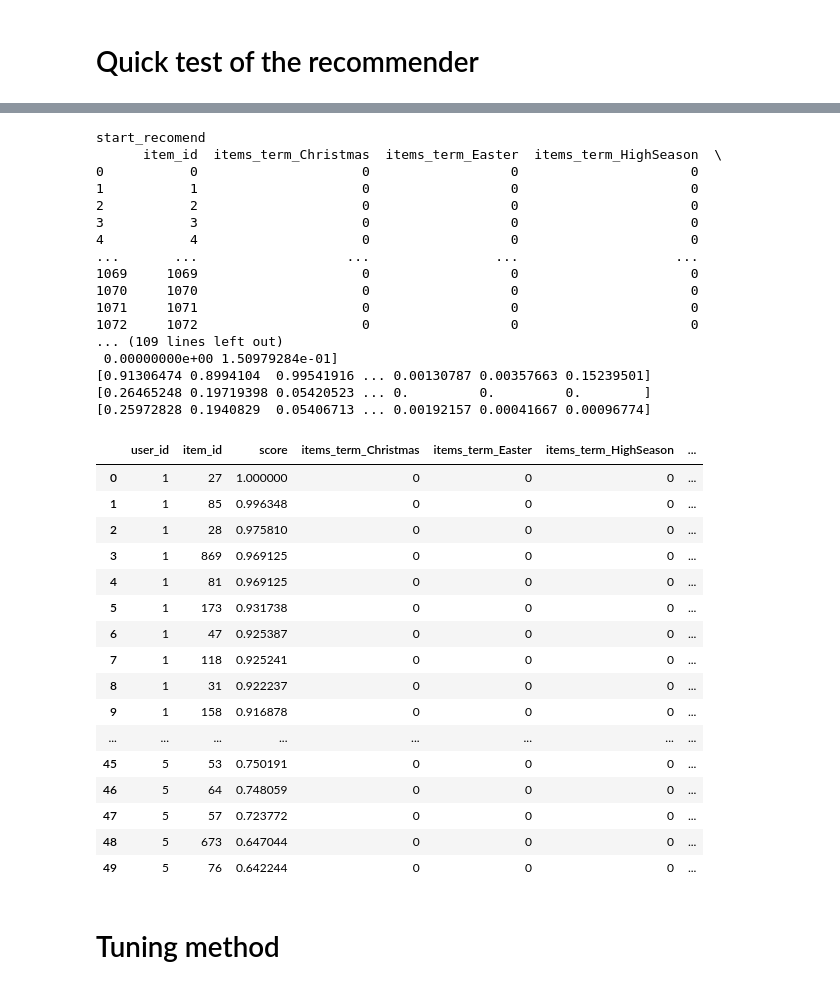
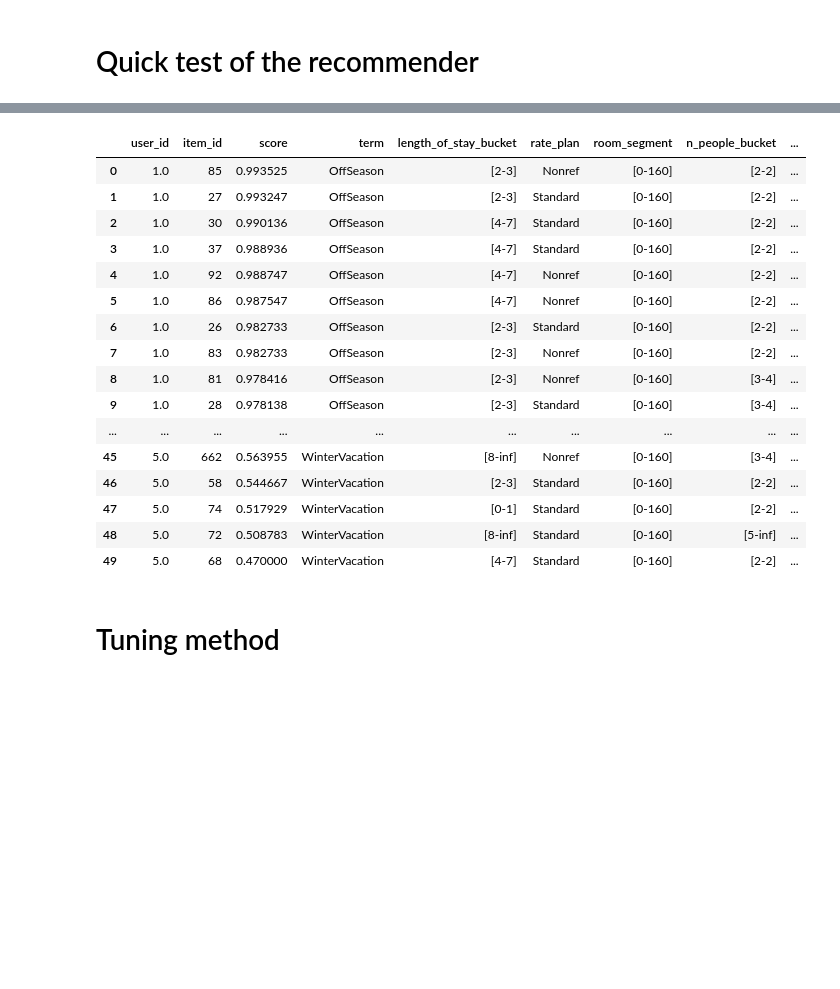
Before and after one commit to MichalMaciaszek/Hotel_recommender_project, a Jupyter notebook: project_1_recommender_and_evaluation.ipynb, the cells around one changed output, grey strips where cells are left out. Cells and saved outputs as stored; diff of their text form; code cells hidden in the pictures; blank space fills up the shorter version.

```diff
--- a/project_1_recommender_and_evaluation.ipynb
+++ b/project_1_recommender_and_evaluation.ipynb
@@ -173,6 +184,0 @@ def prepare_items_df_2(interactions_df):
-# %%
-start = time.time()
-
-items_df, item_features = prepare_items_df_2(interactions_df)
-end = time.time()
-print(end - start)
@@ -274,10 +227,0 @@ items_df
-# %%
-for ix, user in users_df.iterrows():
-    user = user.to_frame().T
-    print(user)
-    print(user['user_id'][0])
-
-
-
-   # print(user['user_id'])
-    break
@@ -407,8 +333,7 @@ class ContentBasedUserItemRecommender(Recommender):
         # For users_df you just need to merge user features from self.users_df to users_df
         # (the users for which you generate recommendations)
         # For items you have to apply the prepare_items_df method to items_df.
-        #items_df, featuredsa = prepare_items_df_2(items_df)
-        #print(items_df)
+        items_df, featuredsa = prepare_items_df(items_df)
         # Score the items
         recommendations = pd.DataFrame(columns=['user_id', 'item_id', 'score'])
 
@@ -420,11 +345,6 @@ class ContentBasedUserItemRecommender(Recommender):
             cart_list = pd.merge(user_one,items_df, how='cross')
             #cart_list = pd.merge(user,items_df, left_on='user_id' , right_on='item_id') #how='cross')
             cart_list_predict = cart_list.drop(['item_id', 'user_id', 'items_user_id'], axis=1, errors='ignore')
-            #print(cart_list)
-            #print(cart_list)
-            #print(cart_list['user_id'])
-            #print(cart_list['user_id'][0])
-            #cart_list['user_id'] = cart_list['user_id'][0]
             scores = self.model.predict(cart_list_predict)
             #print(scores)
 
@@ -565,5 +485,3 @@ class XGBoostCBUIRecommender(ContentBasedUserItemRecommender):
 # Quick test of the recommender
 # %%
 items_df = interactions_df.loc[:, ['item_id'] + base_item_features].drop_duplicates()
-# %%
-items_df, featuredsa = prepare_items_df_2(items_df)
@@ -590,45 +492,28 @@ cb_user_item_recommender.fit(interactions_df, None, None)
 # %%
 # Recommender method
 
-recommendations = cb_user_item_recommender.recommend(pd.DataFrame([[1], [2], [3], [4], [5]], columns=['user_id']), items_df, 10)
+recommendations = cb_user_item_recommender.recommend(pd.DataFrame([[1], [2], [3], [4], [5]], columns=['user_id']), interactions_df, 10)
 
 recommendations = pd.merge(recommendations, items_df, on='item_id', how='left')
 display(HTML(recommendations.to_html()))
 # %% [output]
-start_recomend
-      item_id  items_term_Christmas  items_term_Easter  items_term_HighSeason  \
-0           0                     0                  0                      0
-1           1                     0                  0                      0
-2           2                     0                  0                      0
-3           3                     0                  0                      0
-4           4                     0                  0                      0
-...       ...                   ...                ...                    ...
-1069     1069                     0                  0                      0
-1070     1070                     0                  0                      0
-1071     1071                     0                  0                      0
-1072     1072                     0                  0                      0
-... (109 lines left out)
- 0.00000000e+00 1.50979284e-01]
-[0.91306474 0.8994104  0.99541916 ... 0.00130787 0.00357663 0.15239501]
-[0.26465248 0.19719398 0.05420523 ... 0.         0.         0.        ]
-[0.25972828 0.1940829  0.05406713 ... 0.00192157 0.00041667 0.00096774]
-|  | user_id | item_id | score | items_term_Christmas | items_term_Easter | items_term_HighSeason | ... |
-| 0 | 1 | 27 | 1.000000 | 0 | 0 | 0 | ... |
-| 1 | 1 | 85 | 0.996348 | 0 | 0 | 0 | ... |
-| 2 | 1 | 28 | 0.975810 | 0 | 0 | 0 | ... |
-| 3 | 1 | 869 | 0.969125 | 0 | 0 | 0 | ... |
-| 4 | 1 | 81 | 0.969125 | 0 | 0 | 0 | ... |
-| 5 | 1 | 173 | 0.931738 | 0 | 0 | 0 | ... |
-| 6 | 1 | 47 | 0.925387 | 0 | 0 | 0 | ... |
-| 7 | 1 | 118 | 0.925241 | 0 | 0 | 0 | ... |
-| 8 | 1 | 31 | 0.922237 | 0 | 0 | 0 | ... |
-| 9 | 1 | 158 | 0.916878 | 0 | 0 | 0 | ... |
-| ... | ... | ... | ... | ... | ... | ... | ... |
-| 45 | 5 | 53 | 0.750191 | 0 | 0 | 0 | ... |
-| 46 | 5 | 64 | 0.748059 | 0 | 0 | 0 | ... |
-| 47 | 5 | 57 | 0.723772 | 0 | 0 | 0 | ... |
-| 48 | 5 | 673 | 0.647044 | 0 | 0 | 0 | ... |
-| 49 | 5 | 76 | 0.642244 | 0 | 0 | 0 | ... |
+|  | user_id | item_id | score | term | length_of_stay_bucket | rate_plan | room_segment | n_people_bucket | ... |
+| 0 | 1.0 | 85 | 0.993525 | OffSeason | [2-3] | Nonref | [0-160] | [2-2] | ... |
+| 1 | 1.0 | 27 | 0.993247 | OffSeason | [2-3] | Standard | [0-160] | [2-2] | ... |
+| 2 | 1.0 | 30 | 0.990136 | OffSeason | [4-7] | Standard | [0-160] | [2-2] | ... |
+| 3 | 1.0 | 37 | 0.988936 | OffSeason | [4-7] | Standard | [0-160] | [2-2] | ... |
+| 4 | 1.0 | 92 | 0.988747 | OffSeason | [4-7] | Nonref | [0-160] | [2-2] | ... |
+| 5 | 1.0 | 86 | 0.987547 | OffSeason | [4-7] | Nonref | [0-160] | [2-2] | ... |
+| 6 | 1.0 | 26 | 0.982733 | OffSeason | [2-3] | Standard | [0-160] | [2-2] | ... |
+| 7 | 1.0 | 83 | 0.982733 | OffSeason | [2-3] | Nonref | [0-160] | [2-2] | ... |
+| 8 | 1.0 | 81 | 0.978416 | OffSeason | [2-3] | Nonref | [0-160] | [3-4] | ... |
+| 9 | 1.0 | 28 | 0.978138 | OffSeason | [2-3] | Standard | [0-160] | [3-4] | ... |
+| ... | ... | ... | ... | ... | ... | ... | ... | ... | ... |
+| 45 | 5.0 | 662 | 0.563955 | WinterVacation | [8-inf] | Nonref | [0-160] | [3-4] | ... |
+| 46 | 5.0 | 58 | 0.544667 | WinterVacation | [2-3] | Standard | [0-160] | [2-2] | ... |
+| 47 | 5.0 | 74 | 0.517929 | WinterVacation | [0-1] | Standard | [0-160] | [2-2] | ... |
+| 48 | 5.0 | 72 | 0.508783 | WinterVacation | [8-inf] | Standard | [0-160] | [5-inf] | ... |
+| 49 | 5.0 | 68 | 0.470000 | WinterVacation | [4-7] | Standard | [0-160] | [2-2] | ... |
 # %% [markdown]
 # Tuning method
 # %%
```
Also changed, not shown: parts of 18 cells of this notebook.
